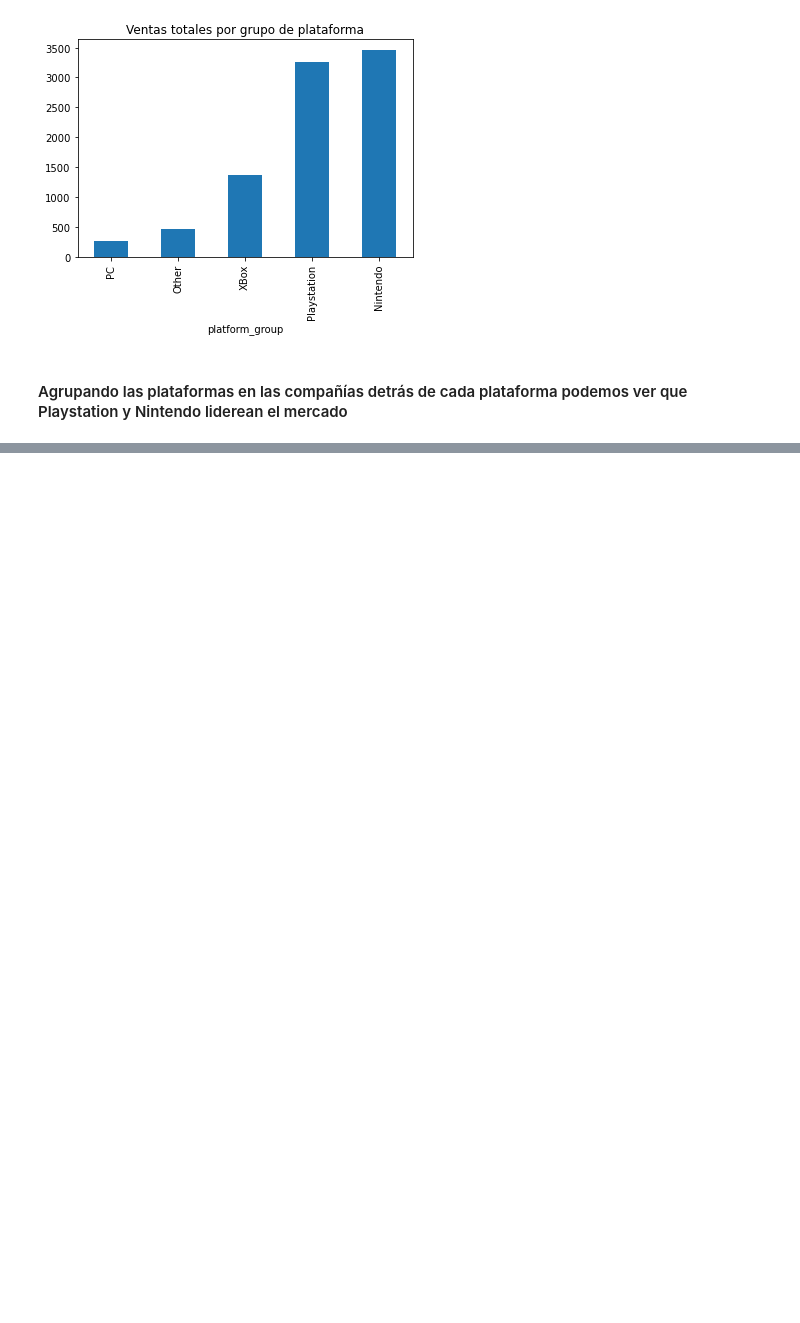
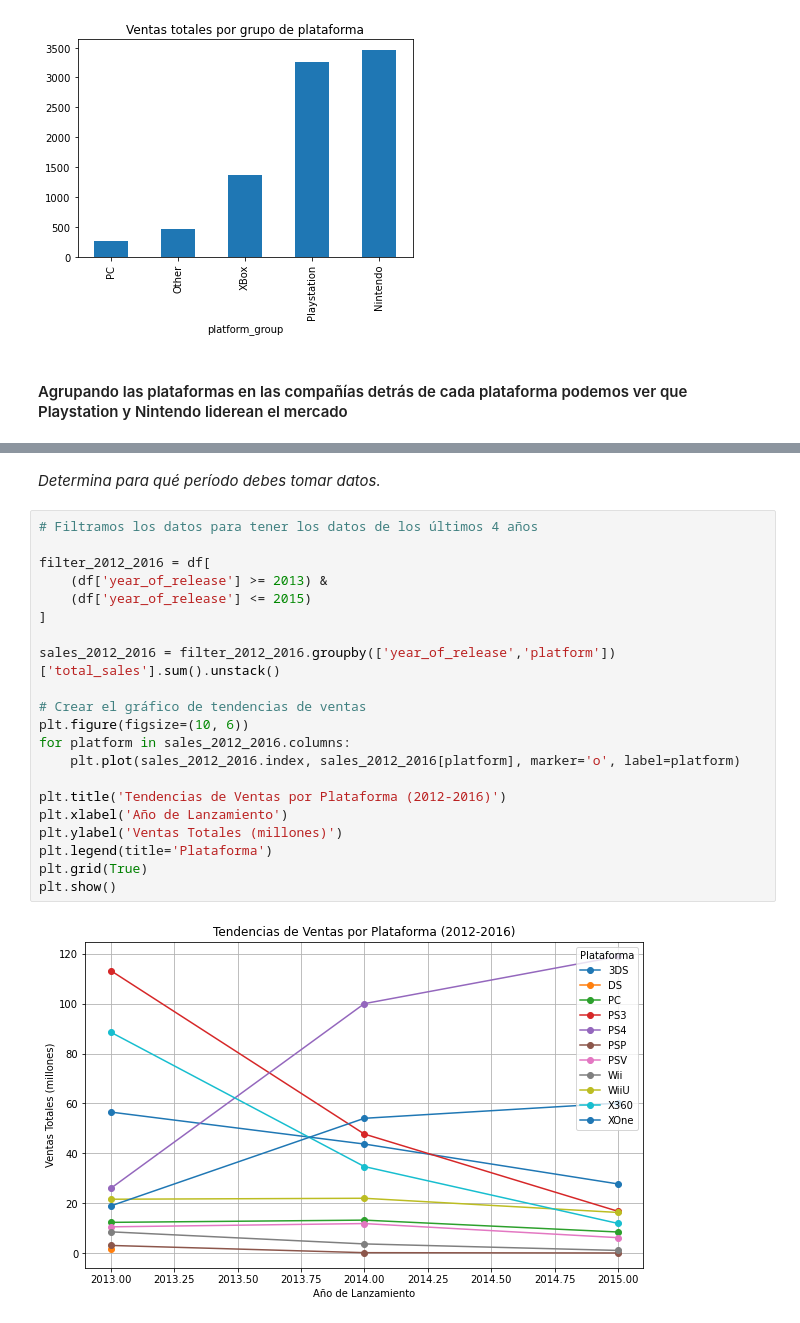
Before and after one commit to latostadorano/tt_s6_games, a Jupyter notebook: 03_analisis.ipynb, the cells around one changed output, grey strips where cells are left out. Drawn from its saved outputs; the diff is of its cells as text; blank space fills up the shorter version.

```diff
--- a/03_analisis.ipynb
+++ b/03_analisis.ipynb
@@ -127,0 +148,25 @@ df[(df['platform']== 'DS') & (df['year_of_release']== 1985)]
+# %% [markdown]
+*Determina para qué período debes tomar datos.*
+# %%
+# Filtramos los datos para tener los datos de los últimos 4 años
+
+filter_2012_2016 = df[
+    (df['year_of_release'] >= 2013) &
+    (df['year_of_release'] <= 2015)
+]
+
+sales_2012_2016 = filter_2012_2016.groupby(['year_of_release','platform'])['total_sales'].sum().unstack()
+
+# Crear el gráfico de tendencias de ventas
+plt.figure(figsize=(10, 6))
+for platform in sales_2012_2016.columns:
+    plt.plot(sales_2012_2016.index, sales_2012_2016[platform], marker='o', label=platform)
+
+plt.title('Tendencias de Ventas por Plataforma (2012-2016)')
+plt.xlabel('Año de Lanzamiento')
+plt.ylabel('Ventas Totales (millones)')
+plt.legend(title='Plataforma')
+plt.grid(True)
+plt.show()
+# %% [output]
+[figure, added]
```
Also changed, not shown: parts of 13 cells of this notebook.
